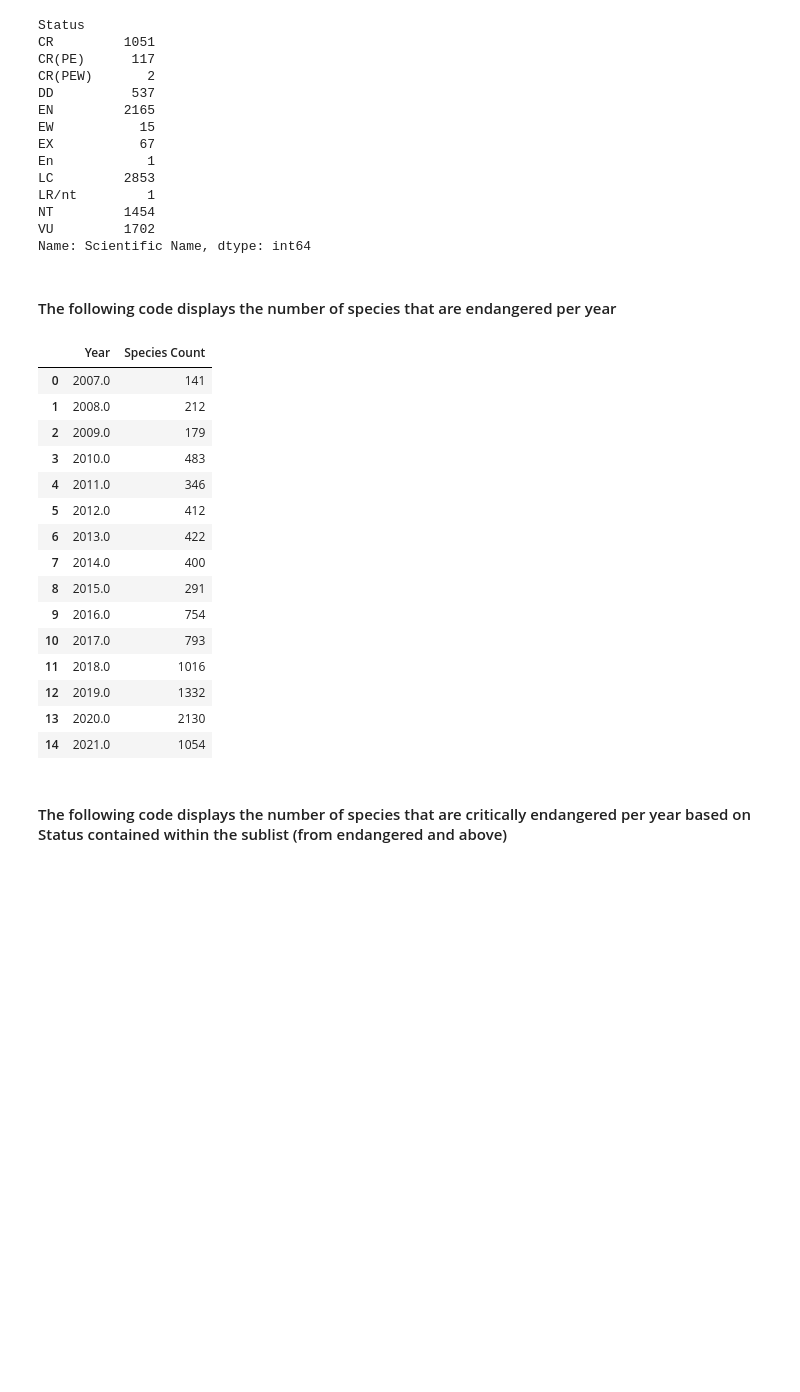
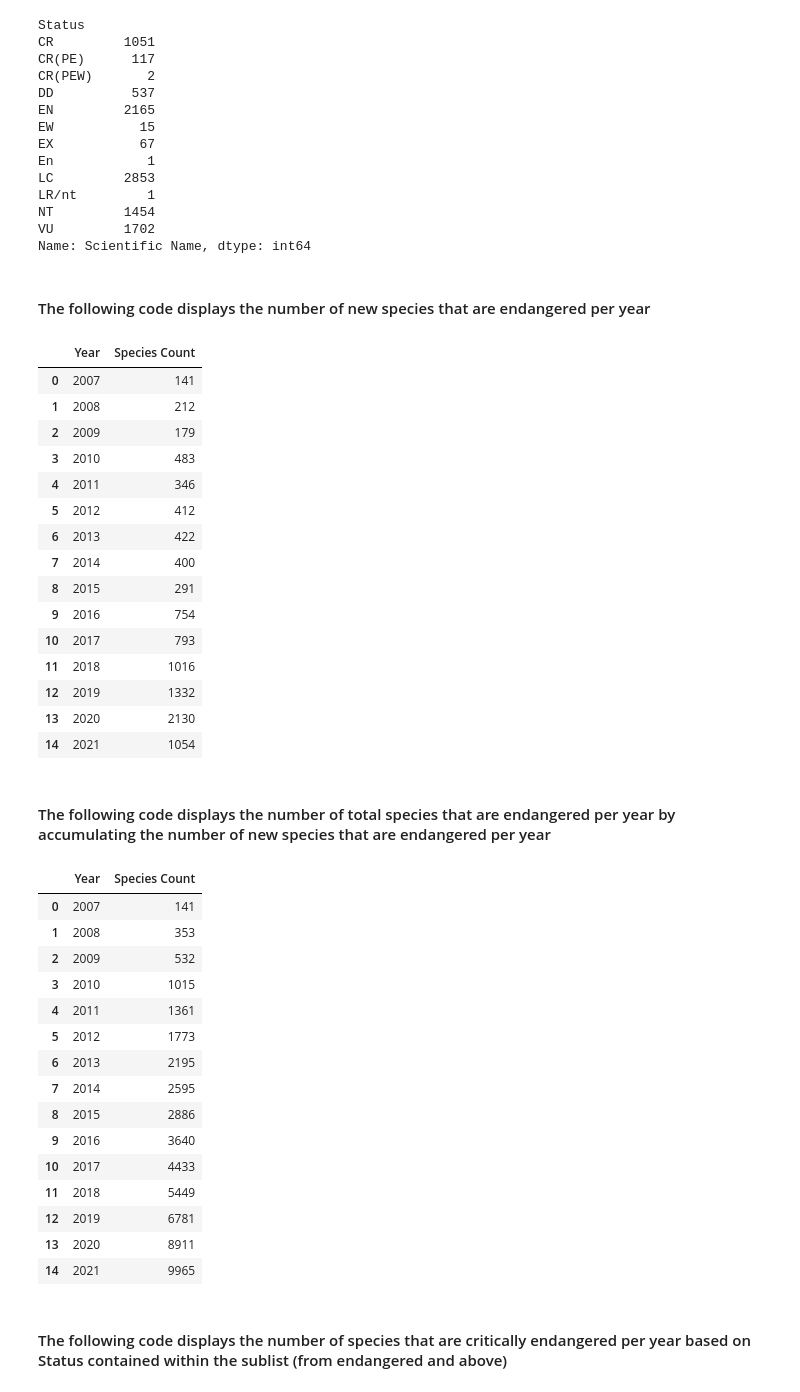
Before and after one commit to ENVS110a-SP23/group2-project, a Jupyter notebook: preprocess.ipynb, the cells around one changed output. Saved outputs shown, nothing was run; the diff lists cells and outputs as text; code cells hidden in the pictures; blank space fills up the shorter version.

Commit message:
added cell for total endangered species per year

```diff
--- a/preprocess.ipynb
+++ b/preprocess.ipynb
@@ -156,17 +156,17 @@ def convert_year(year):
 	if '-' in year:
 		year = year.split('-')[0]
 		year = str(int(year))
-		return float(year)
+		return int(year)
 	elif '.' in year:
 		year = year.split('.')[0]
 		year = str(int(year))
-		return float(year)
+		return int(year)
 	elif '‐' in year:
 		year = year.split('‐')[0]
 		year = str(int(year))
-		return float(year)
+		return int(year)
 	else:
-		return float(year)
+		return int(year)
 
 
 print(endangered['Year'].tail())
@@ -267,7 +267,7 @@ NT         1454
 VU         1702
 Name: Scientific Name, dtype: int64
 # %% [markdown]
-#### The following code displays the number of species that are endangered per year
+#### The following code displays the number of new species that are endangered per year
 # %%
 endangered_year = endangered.groupby('Year').count()
 endangered_year = endangered_year.reset_index()
@@ -276,21 +276,45 @@ endangered_year = endangered_year.rename(columns={'Scientific Name': 'Species Co
 endangered_year
 # %% [output]
 |  | Year | Species Count |
-| 0 | 2007.0 | 141 |
-| 1 | 2008.0 | 212 |
-| 2 | 2009.0 | 179 |
-| 3 | 2010.0 | 483 |
-| 4 | 2011.0 | 346 |
-| 5 | 2012.0 | 412 |
-| 6 | 2013.0 | 422 |
-| 7 | 2014.0 | 400 |
-| 8 | 2015.0 | 291 |
-| 9 | 2016.0 | 754 |
-| 10 | 2017.0 | 793 |
-| 11 | 2018.0 | 1016 |
-| 12 | 2019.0 | 1332 |
-| 13 | 2020.0 | 2130 |
-| 14 | 2021.0 | 1054 |
+| 0 | 2007 | 141 |
+| 1 | 2008 | 212 |
+| 2 | 2009 | 179 |
+| 3 | 2010 | 483 |
+| 4 | 2011 | 346 |
+| 5 | 2012 | 412 |
+| 6 | 2013 | 422 |
+| 7 | 2014 | 400 |
+| 8 | 2015 | 291 |
+| 9 | 2016 | 754 |
+| 10 | 2017 | 793 |
+| 11 | 2018 | 1016 |
+| 12 | 2019 | 1332 |
+| 13 | 2020 | 2130 |
+| 14 | 2021 | 1054 |
+# %% [markdown]
+#### The following code displays the number of total species that are endangered per year by accumulating the number of new species that are endangered per year
+# %%
+endangered_total = endangered_year.copy()
+for i in range(1, len(endangered_total)):
+	endangered_total['Species Count'][i] += endangered_total['Species Count'][i-1]
+endangered_total
+# %% [output]
+|  | Year | Species Count |
+| 0 | 2007 | 141 |
+| 1 | 2008 | 353 |
+| 2 | 2009 | 532 |
+| 3 | 2010 | 1015 |
+| 4 | 2011 | 1361 |
+| 5 | 2012 | 1773 |
+| 6 | 2013 | 2195 |
+| 7 | 2014 | 2595 |
+| 8 | 2015 | 2886 |
+| 9 | 2016 | 3640 |
+| 10 | 2017 | 4433 |
+| 11 | 2018 | 5449 |
+| 12 | 2019 | 6781 |
+| 13 | 2020 | 8911 |
+| 14 | 2021 | 9965 |
 # %% [markdown]
 #### The following code displays the number of species that are critically endangered per year based on Status contained within the sublist (from endangered and above)
 # %%
```
Also changed, not shown: parts of 2 cells of this notebook, 1 other file.
